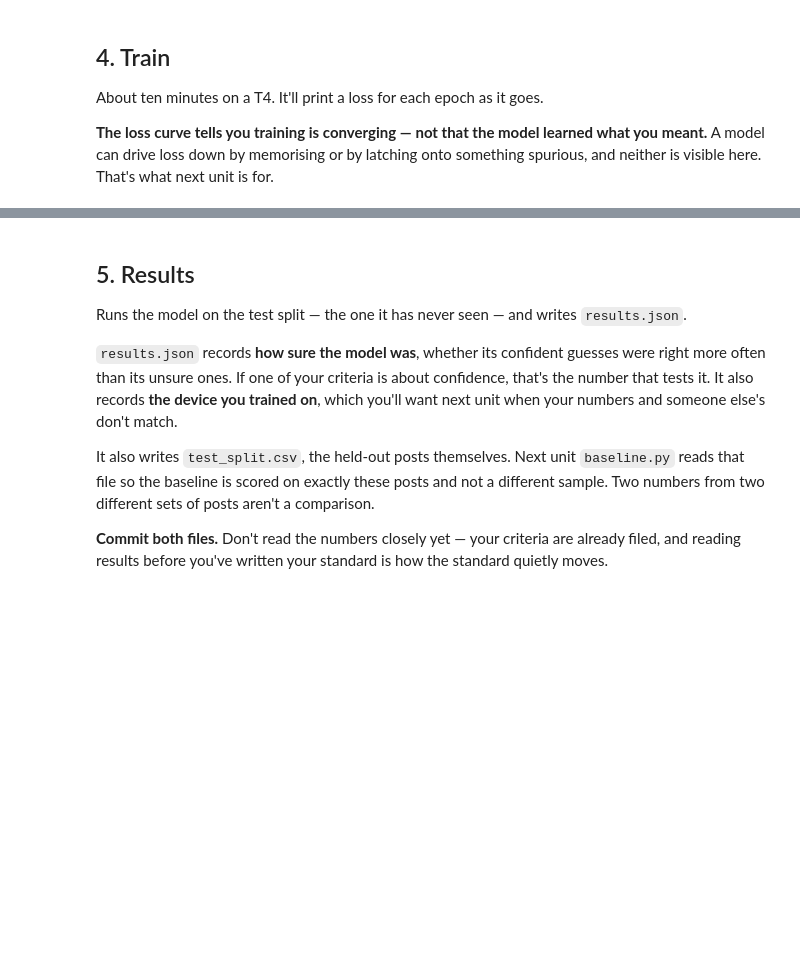
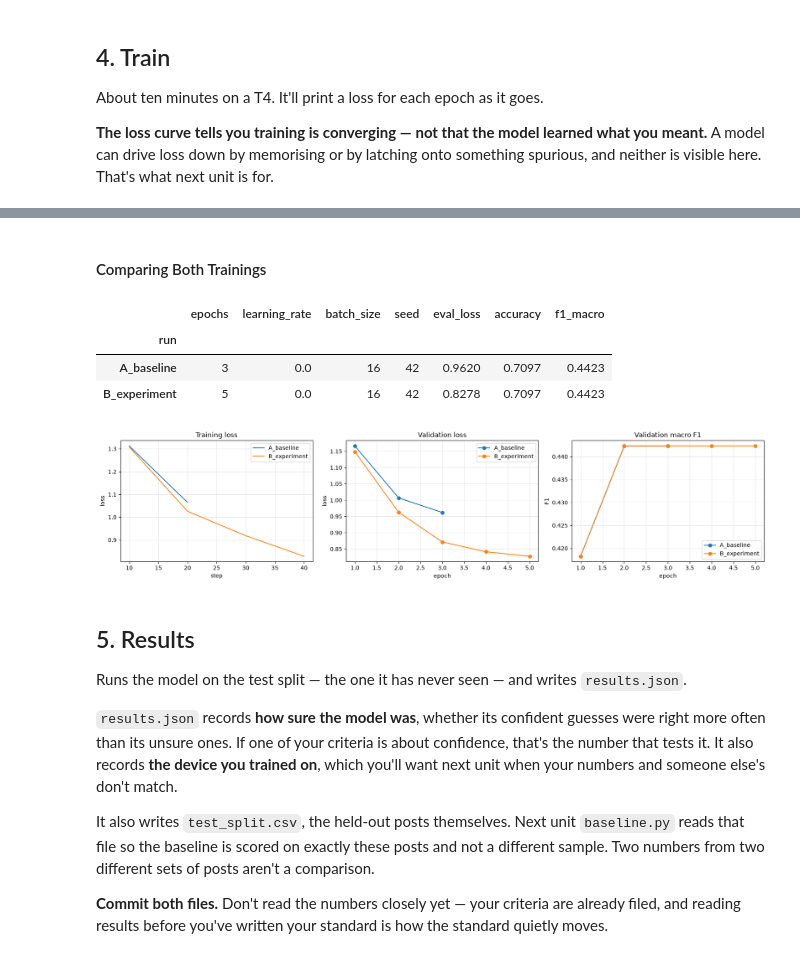
Before and after one commit to mcamilaCA/ai201-project3-takemeter-starter-v2026, a Jupyter notebook: takemeter.ipynb, the cells around one changed output, grey strips where cells are left out. Cells and saved outputs as stored; diff of their text form; code cells hidden in the pictures; blank space fills up the shorter version.

Commit message:
adding and documenting stretch features - especially alternate training with changed epochs and the comparison between both of them

```diff
--- a/takemeter.ipynb
+++ b/takemeter.ipynb
@@ -420,7 +418,7 @@ def compute_metrics(eval_pred):
 
 
 def train_model(train_df, val_df, labels, seed, epochs, learning_rate, batch_size,
-                base_model, quiet=False):
+                base_model, run_name="run", quiet=False):
     """Fine-tune and return (trainer, tokenizer)."""
     set_seed(seed)
 
@@ -462,8 +460,8 @@ def train_model(train_df, val_df, labels, seed, epochs, learning_rate, batch_siz
     trainer.train()
     return trainer, tokenizer
 
-
-trainer, tokenizer = train_model(
-    train_df, val_df, LABELS, SEED, EPOCHS, LEARNING_RATE, BATCH_SIZE, BASE_MODEL
-)
-print("\nTrained.")
+#  -------------- Modifying since I am compating two Training settings --------------
+# trainer, tokenizer = train_model(
+#     train_df, val_df, LABELS, SEED, EPOCHS, LEARNING_RATE, BATCH_SIZE, BASE_MODEL
+# )
+# print("\nTrained.")
@@ -479,3 +539,52 @@ Trained.
+# %% [markdown]
+#### Comparing Both Trainings
+# %%
+import matplotlib.pyplot as plt
+
+runs = [res_a, res_b]
+
+# --- Metrics table ---
+rows = []
+for r in runs:
+    fe = r["final_eval"]
+    rows.append({
+        "run": r["name"],
+        "epochs": r["epochs"],
+        "learning_rate": r["learning_rate"],
+        "batch_size": r["batch_size"],
+        "seed": r["seed"],
+        "eval_loss": fe["eval_loss"],
+        "accuracy": fe["eval_accuracy"],
+        "f1_macro": fe["eval_f1_macro"],
+    })
+comparison = pd.DataFrame(rows).set_index("run")
+display(comparison.round(4))
+
+# --- Loss and metric curves (unchanged) ---
+fig, axes = plt.subplots(1, 3, figsize=(17, 4))
+
+for r in runs:
+    if r["train_loss"]:
+        steps, losses = zip(*r["train_loss"])
+        axes[0].plot(steps, losses, label=r["name"])
+    eh = r["eval_history"]
+    axes[1].plot([h["epoch"] for h in eh], [h["eval_loss"] for h in eh], marker="o", label=r["name"])
+    axes[2].plot([h["epoch"] for h in eh], [h["eval_f1_macro"] for h in eh], marker="o", label=r["name"])
+
+axes[0].set(title="Training loss", xlabel="step", ylabel="loss")
+axes[1].set(title="Validation loss", xlabel="epoch", ylabel="loss")
+axes[2].set(title="Validation macro F1", xlabel="epoch", ylabel="F1")
+for ax in axes:
+    ax.legend()
+    ax.grid(alpha=0.3)
+plt.tight_layout()
+plt.show()
+# %% [output]
+|  | epochs | learning_rate | batch_size | seed | eval_loss | accuracy | f1_macro |
+| run |  |  |  |  |  |  |  |
+| A_baseline | 3 | 0.0 | 16 | 42 | 0.9620 | 0.7097 | 0.4423 |
+| B_experiment | 5 | 0.0 | 16 | 42 | 0.8278 | 0.7097 | 0.4423 |
+[figure, added]
 # %% [markdown]
 ## 5. Results
 
```
Also changed, not shown: parts of 7 cells of this notebook, 4 other files.
